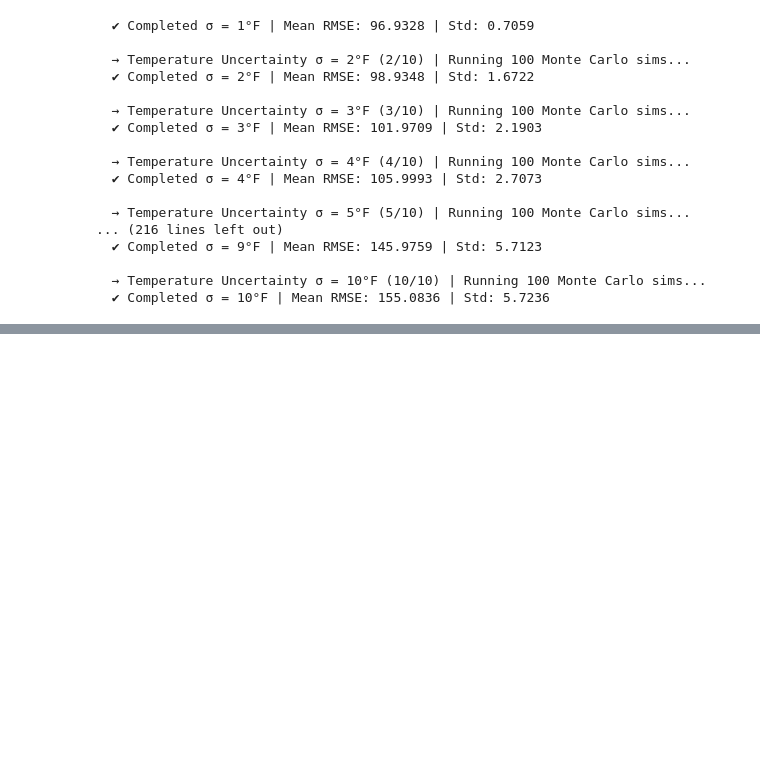
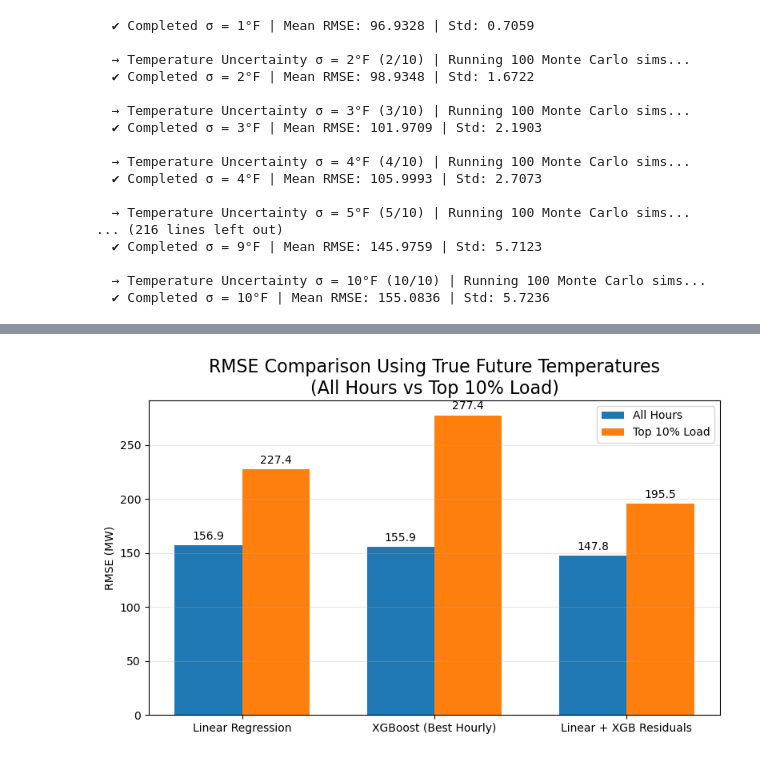
Before and after one commit to AmritpalSNijjar/load_forecasting, a Jupyter notebook: notebooks/day_ahead_model_analysis.ipynb, the cells around one changed output, grey strips where cells are left out. Cells and saved outputs as stored; diff of their text form; code cells hidden in the pictures; blank space fills up the shorter version.

Commit message:
plotting results

```diff
--- a/notebooks/day_ahead_model_analysis.ipynb
+++ b/notebooks/day_ahead_model_analysis.ipynb
@@ -583,16 +564,0 @@ plt.show()
-# %%
-fig, ax = plt.subplots(1, 1, figsize=(8,5))
-
-for model_name in model_names:
-
-    x = outs_df[outs_df["model_name"] == model_name]["temp_uncertainty"]
-    y = outs_df[outs_df["model_name"] == model_name]["test_error"]
-    yerr = outs_df[outs_df["model_name"] == model_name]["test_std"]
-
-    ax.errorbar(x, y, yerr=yerr, label=model_name, marker="o", capsize=3)
-
-ax.set_xlabel("Temp Uncertainty")
-ax.set_ylabel("Test Error")
-ax.legend(title="Model Name")
-plt.tight_layout()
-plt.show()
@@ -600,0 +572,73 @@ plt.show()
+# %%
+import matplotlib.pyplot as plt
+import numpy as np
+
+# Models to plot
+model_class_names = ["linears", "xgb_best_per_hour", "lin_xgb_best_per_hour"]
+model_class_titles = {
+    "linears": "Linear Regression",
+    "xgb_best_per_hour": "XGBoost (Best Hourly)",
+    "lin_xgb_best_per_hour": "Linear + XGB Residuals"
+}
+
+# Prepare data
+total_rmse_vals = []
+top10_rmse_vals = []
+
+for model_name in model_class_names:
+    # Baseline RMSE for temp_uncertainty = 0
+    baseline_total_row = total_df_rel[
+        (total_df_rel['model_name'] == model_name) &
+        (total_df_rel['temp_uncertainty'] == 0)
+    ]
+    if not baseline_total_row.empty:
+        baseline_total = baseline_total_row['test_error'].iloc[0]
+    else:
+        print(f"No baseline total RMSE found for {model_name}")
+        baseline_total = np.nan
+
+    baseline_top10_row = top10_df_rel[
+        (top10_df_rel['model_name'] == model_name) &
+        (top10_df_rel['temp_uncertainty'] == 0)
+    ]
+    if not baseline_top10_row.empty:
+        baseline_top10 = baseline_top10_row['test_error'].iloc[0]
+    else:
+        print(f"No baseline top 10% RMSE found for {model_name}")
+        baseline_top10 = np.nan
+
+    # Append to lists
+    total_rmse_vals.append(baseline_total)
+    top10_rmse_vals.append(baseline_top10)
+
+# Bar positions
+x = np.arange(len(model_class_names))
+width = 0.35
+
+fig, ax = plt.subplots(figsize=(8,5))
+
+# Plot bars
+bars_total = ax.bar(x - width/2, total_rmse_vals, width, label='All Hours')
+bars_top10 = ax.bar(x + width/2, top10_rmse_vals, width, label='Top 10% Load')
+
+# Labels and formatting
+ax.set_ylabel('RMSE (MW)')
+ax.set_title("RMSE Comparison Using True Future Temperatures\n(All Hours vs Top 10% Load)", fontsize=title_font)
+ax.set_xticks(x)
+ax.set_xticklabels([model_class_titles[m] for m in model_class_names])
+ax.legend()
+ax.grid(axis='y', alpha=0.3)
+
+# Annotate bars with values
+for b in bars_total + bars_top10:
+    height = b.get_height()
+    ax.annotate(f'{height:.1f}',
+                xy=(b.get_x() + b.get_width()/2, height),
+                xytext=(0,3),
+                textcoords="offset points",
+                ha='center', va='bottom')
+
+plt.tight_layout()
+plt.show()
+# %% [output]
+[figure, added]
```
Also changed, not shown: parts of 8 cells of this notebook, 6 other files.
